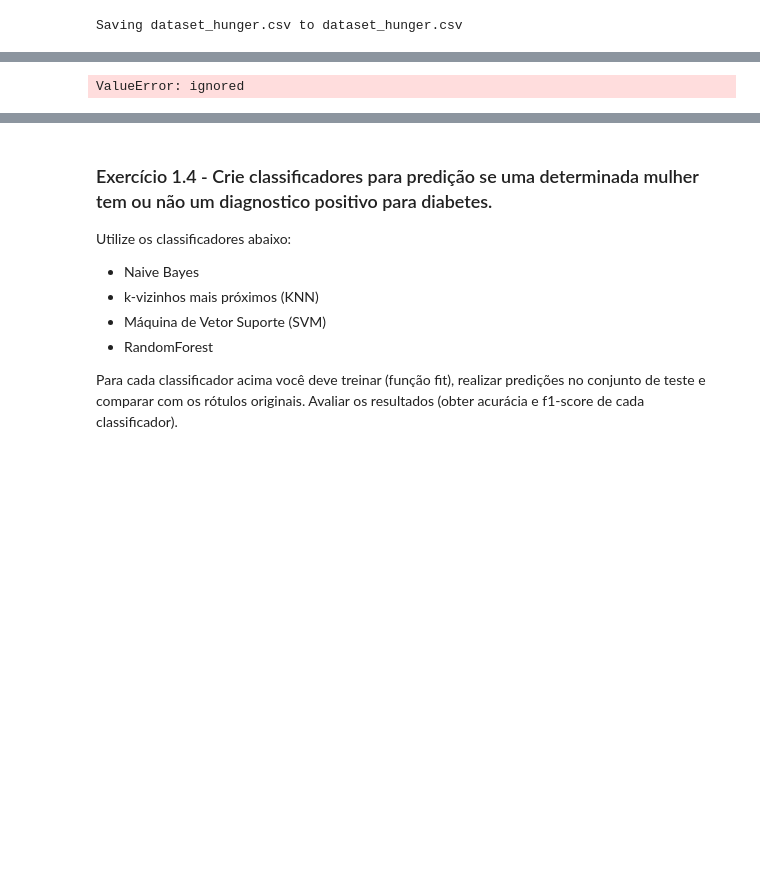
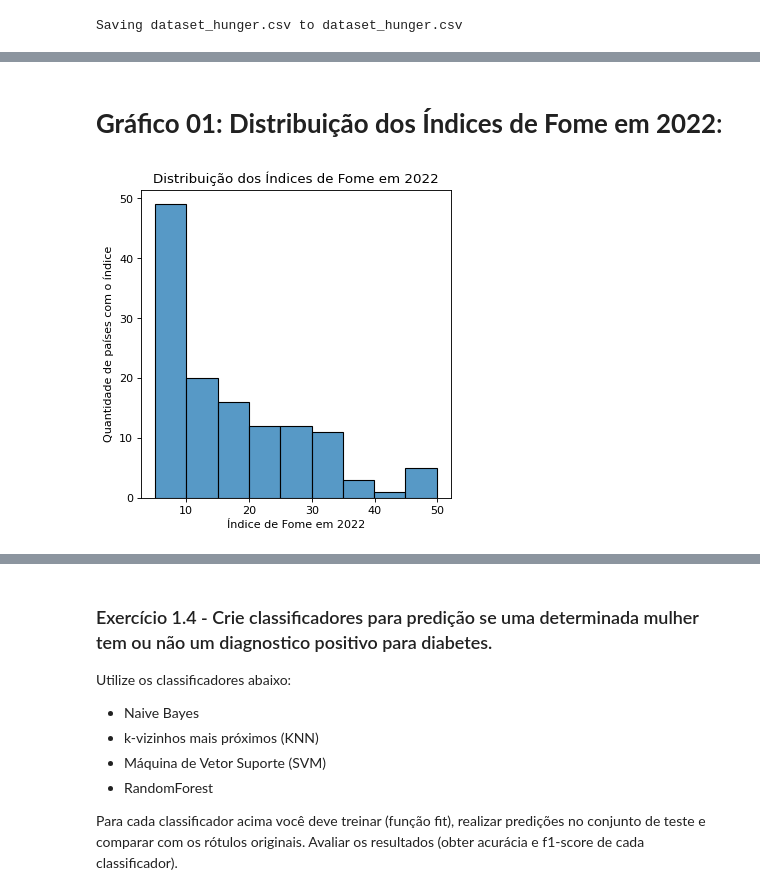
Before and after one commit to mariana-santos/RaizesSolidarias, a Jupyter notebook: AIC/GS2.ipynb, the cells around one changed output, grey strips where cells are left out. Drawn from its saved outputs; the diff is of its cells as text; code cells hidden in the pictures; blank space fills up the shorter version.

```diff
--- a/AIC/GS2.ipynb
+++ b/AIC/GS2.ipynb
@@ -81,4 +91,11 @@ dados.head()
+# %% [markdown]
+# **Gráfico 01: Distribuição dos Índices de Fome em 2022**:
 # %%
-sns.pairplot(dados.drop(columns=['Age']), hue='Rank in 2022')
+plt.figure(figsize = (5, 5), dpi = 80)
+sns.histplot(data = dados, x = '2022')
+plt.xlabel('Índice de Fome em 2022')
+plt.ylabel('Quantidade de países com o índice')
+plt.title('Distribuição dos Índices de Fome em 2022')
+plt.show()
 # %% [output]
-ValueError: ignored
+[figure, added]
```
Also changed, not shown: parts of 42 cells of this notebook, 2 other files.
